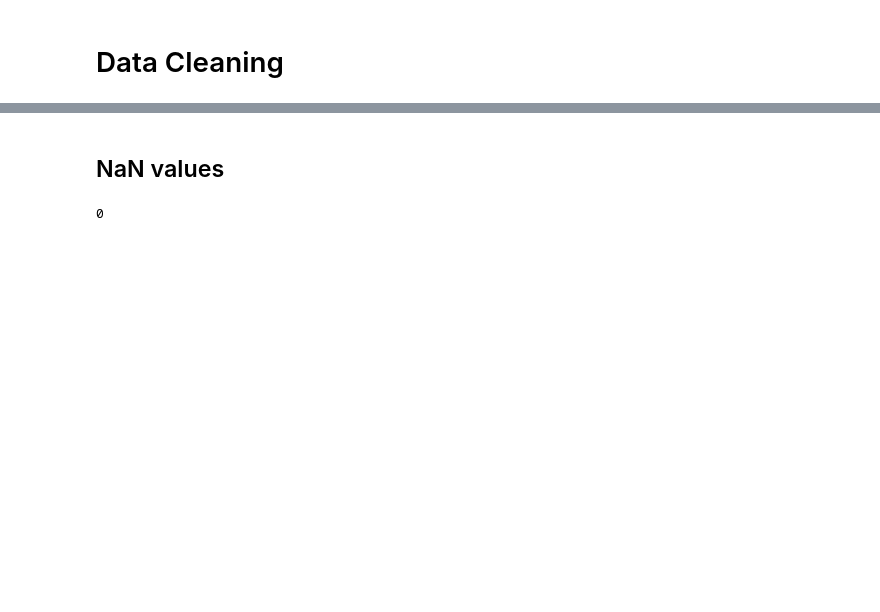
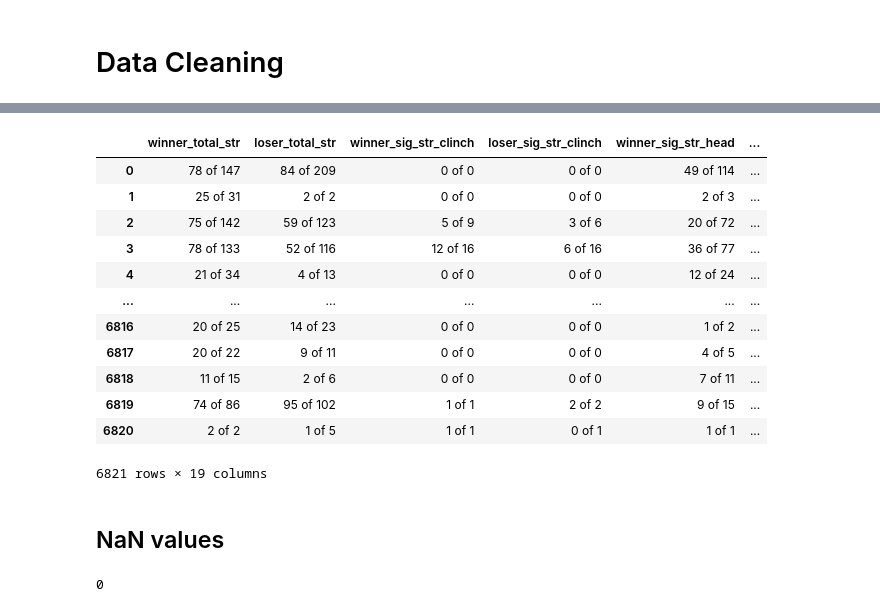
Before and after one commit to komaksym/UFC-DataLab, a Jupyter notebook: data/src/prepare_for_EDA.ipynb, the cells around one changed output, grey strips where cells are left out. Drawn from its saved outputs; the diff is of its cells as text; code cells hidden in the pictures; blank space fills up the shorter version.

```diff
--- a/data/src/prepare_for_EDA.ipynb
+++ b/data/src/prepare_for_EDA.ipynb
@@ -261,3 +225,20 @@ stats.head()
+# %%
+buf = stats[cols]
+buf.iloc[:, 30:]
+# %% [output]
+|  | winner_total_str | loser_total_str | winner_sig_str_clinch | loser_sig_str_clinch | winner_sig_str_head | ... |
+| 0 | 78 of 147 | 84 of 209 | 0 of 0 | 0 of 0 | 49 of 114 | ... |
+| 1 | 25 of 31 | 2 of 2 | 0 of 0 | 0 of 0 | 2 of 3 | ... |
+| 2 | 75 of 142 | 59 of 123 | 5 of 9 | 3 of 6 | 20 of 72 | ... |
+| 3 | 78 of 133 | 52 of 116 | 12 of 16 | 6 of 16 | 36 of 77 | ... |
+| 4 | 21 of 34 | 4 of 13 | 0 of 0 | 0 of 0 | 12 of 24 | ... |
+| ... | ... | ... | ... | ... | ... | ... |
+| 6816 | 20 of 25 | 14 of 23 | 0 of 0 | 0 of 0 | 1 of 2 | ... |
+| 6817 | 20 of 22 | 9 of 11 | 0 of 0 | 0 of 0 | 4 of 5 | ... |
+| 6818 | 11 of 15 | 2 of 6 | 0 of 0 | 0 of 0 | 7 of 11 | ... |
+| 6819 | 74 of 86 | 95 of 102 | 1 of 1 | 2 of 2 | 9 of 15 | ... |
+| 6820 | 2 of 2 | 1 of 5 | 1 of 1 | 0 of 1 | 1 of 1 | ... |
+6821 rows × 19 columns
 # %% [markdown]
 ## NaN values
 # %%
```
Also changed, not shown: parts of 12 cells of this notebook.
